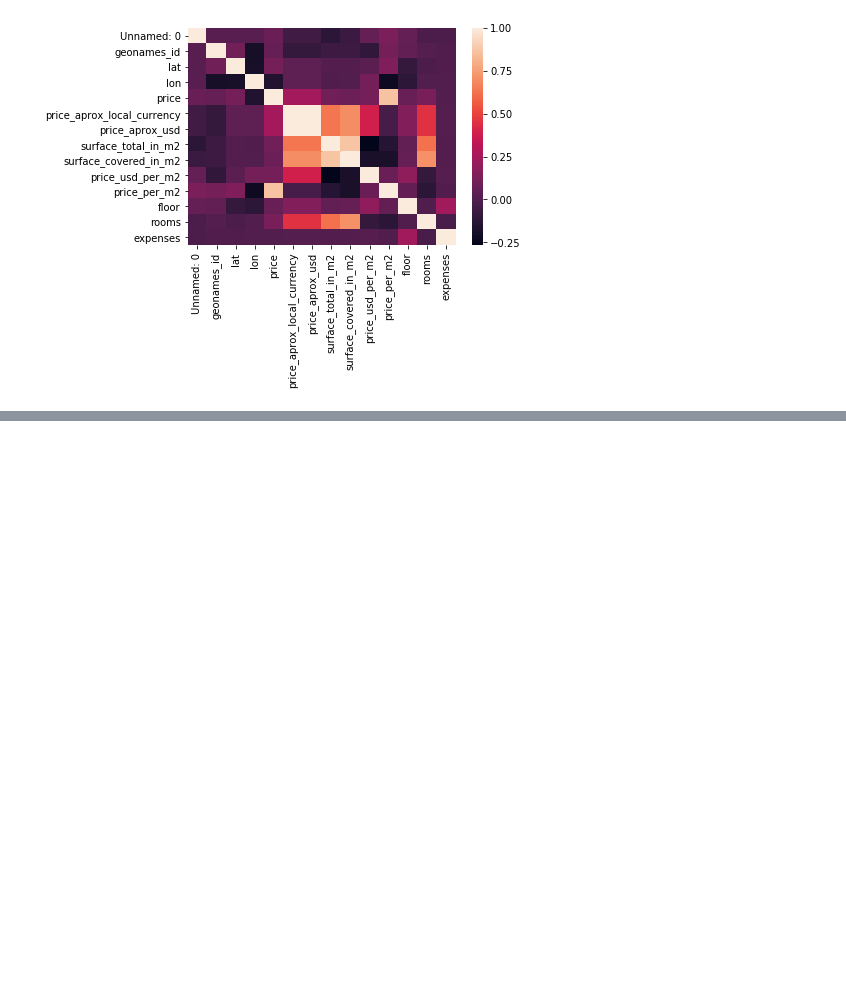
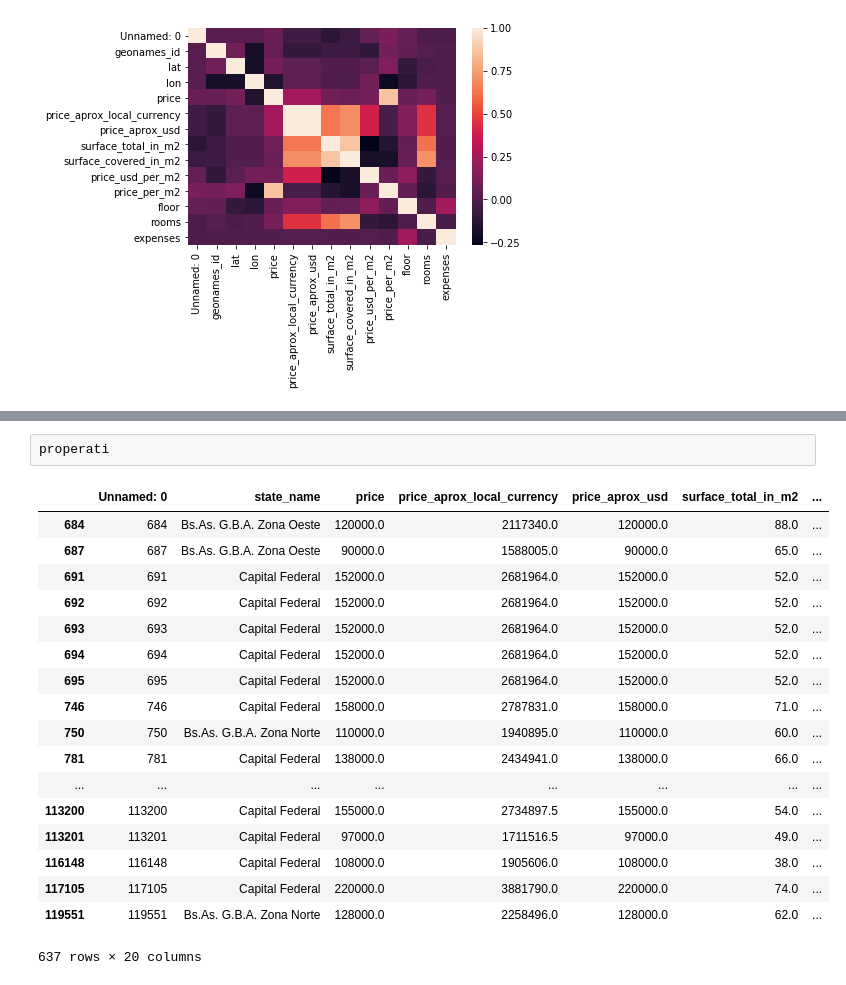
Before and after one commit to Villamaru/stunning-octo-waffle, a Jupyter notebook: 2-Modificacion_de_datos.ipynb, the cells around one changed output, grey strips where cells are left out. Drawn from its saved outputs; the diff is of its cells as text; blank space fills up the shorter version.

```diff
--- a/2-Modificacion_de_datos.ipynb
+++ b/2-Modificacion_de_datos.ipynb
@@ -51,0 +134,21 @@ sns.heatmap(properati.corr())
+# %%
+properati
+# %% [output]
+|  | Unnamed: 0 | state_name | price | price_aprox_local_currency | price_aprox_usd | surface_total_in_m2 | ... |
+| 684 | 684 | Bs.As. G.B.A. Zona Oeste | 120000.0 | 2117340.0 | 120000.0 | 88.0 | ... |
+| 687 | 687 | Bs.As. G.B.A. Zona Oeste | 90000.0 | 1588005.0 | 90000.0 | 65.0 | ... |
+| 691 | 691 | Capital Federal | 152000.0 | 2681964.0 | 152000.0 | 52.0 | ... |
+| 692 | 692 | Capital Federal | 152000.0 | 2681964.0 | 152000.0 | 52.0 | ... |
+| 693 | 693 | Capital Federal | 152000.0 | 2681964.0 | 152000.0 | 52.0 | ... |
+| 694 | 694 | Capital Federal | 152000.0 | 2681964.0 | 152000.0 | 52.0 | ... |
+| 695 | 695 | Capital Federal | 152000.0 | 2681964.0 | 152000.0 | 52.0 | ... |
+| 746 | 746 | Capital Federal | 158000.0 | 2787831.0 | 158000.0 | 71.0 | ... |
+| 750 | 750 | Bs.As. G.B.A. Zona Norte | 110000.0 | 1940895.0 | 110000.0 | 60.0 | ... |
+| 781 | 781 | Capital Federal | 138000.0 | 2434941.0 | 138000.0 | 66.0 | ... |
+| ... | ... | ... | ... | ... | ... | ... | ... |
+| 113200 | 113200 | Capital Federal | 155000.0 | 2734897.5 | 155000.0 | 54.0 | ... |
+| 113201 | 113201 | Capital Federal | 97000.0 | 1711516.5 | 97000.0 | 49.0 | ... |
+| 116148 | 116148 | Capital Federal | 108000.0 | 1905606.0 | 108000.0 | 38.0 | ... |
+| 117105 | 117105 | Capital Federal | 220000.0 | 3881790.0 | 220000.0 | 74.0 | ... |
+| 119551 | 119551 | Bs.As. G.B.A. Zona Norte | 128000.0 | 2258496.0 | 128000.0 | 62.0 | ... |
+637 rows × 20 columns
```
Also changed, not shown: parts of 9 cells of this notebook, 1 other file.
